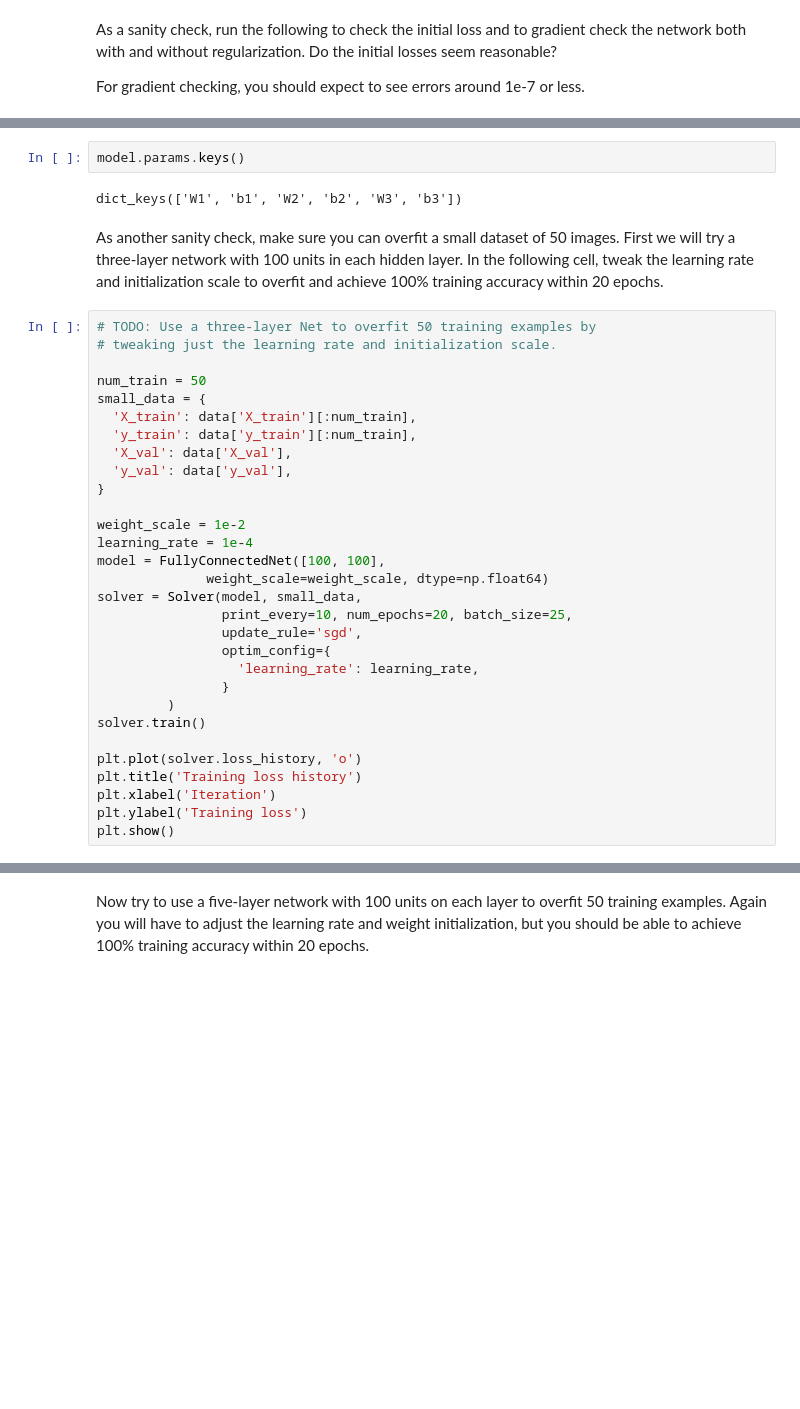
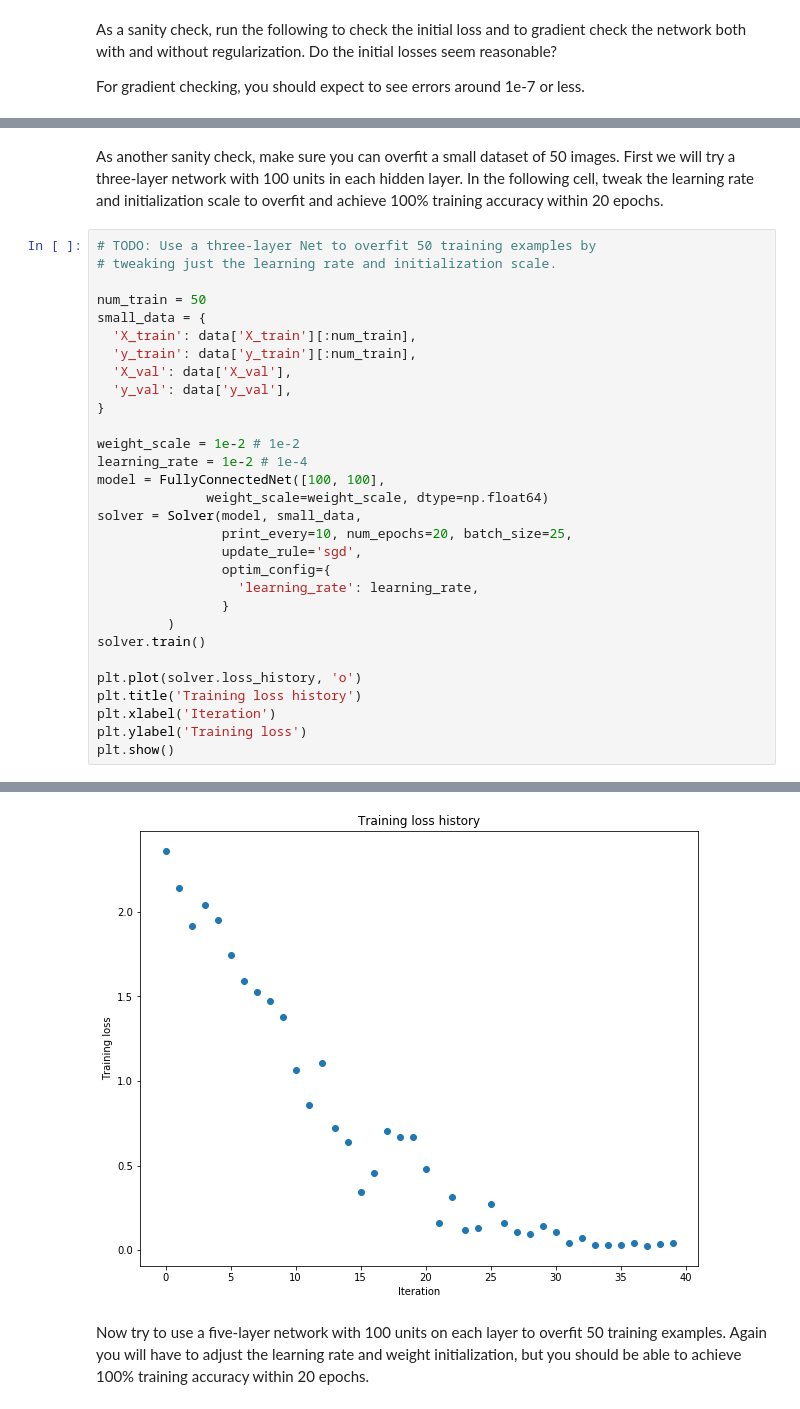
Before and after one commit to labdmitriy/dl_in_nlp, a Jupyter notebook: workshop_2/backpropagation_workshop/task3_FullyConnectedNets.ipynb, the cells around one changed output, grey strips where cells are left out. Saved outputs shown, nothing was run; the diff lists cells and outputs as text; blank space fills up the shorter version.

```diff
--- a/workshop_2/backpropagation_workshop/task3_FullyConnectedNets.ipynb
+++ b/workshop_2/backpropagation_workshop/task3_FullyConnectedNets.ipynb
@@ -430,10 +430,6 @@ W3 relative error: 1.00e+00
 b1 relative error: 1.48e-08
 b2 relative error: 1.72e-09
 b3 relative error: 1.80e-10
-# %%
-model.params.keys()
-# %% [output]
-dict_keys(['W1', 'b1', 'W2', 'b2', 'W3', 'b3'])
 # %% [markdown]
 As another sanity check, make sure you can overfit a small dataset of 50 images. First we will try a three-layer network with 100 units in each hidden layer. In the following cell, tweak the learning rate and initialization scale to overfit and achieve 100% training accuracy within 20 epochs.
 # %%
@@ -448,8 +444,8 @@ small_data = {
   'y_val': data['y_val'],
 }
 
-weight_scale = 1e-2
-learning_rate = 1e-4
+weight_scale = 1e-2 # 1e-2
+learning_rate = 1e-2 # 1e-4
 model = FullyConnectedNet([100, 100],
               weight_scale=weight_scale, dtype=np.float64)
 solver = Solver(model, small_data,
@@ -466,3 +462,4 @@ plt.title('Training loss history')
 plt.xlabel('Iteration')
 plt.ylabel('Training loss')
 plt.show()
+# %% [output]
@@ -469,3 +483,4 @@ plt.show()
+[figure, added]
 # %% [markdown]
 Now try to use a five-layer network with 100 units on each layer to overfit 50 training examples. Again you will have to adjust the learning rate and weight initialization, but you should be able to achieve 100% training accuracy within 20 epochs.
 # %%
```
Also changed, not shown: parts of 11 cells of this notebook, 3 other files.
